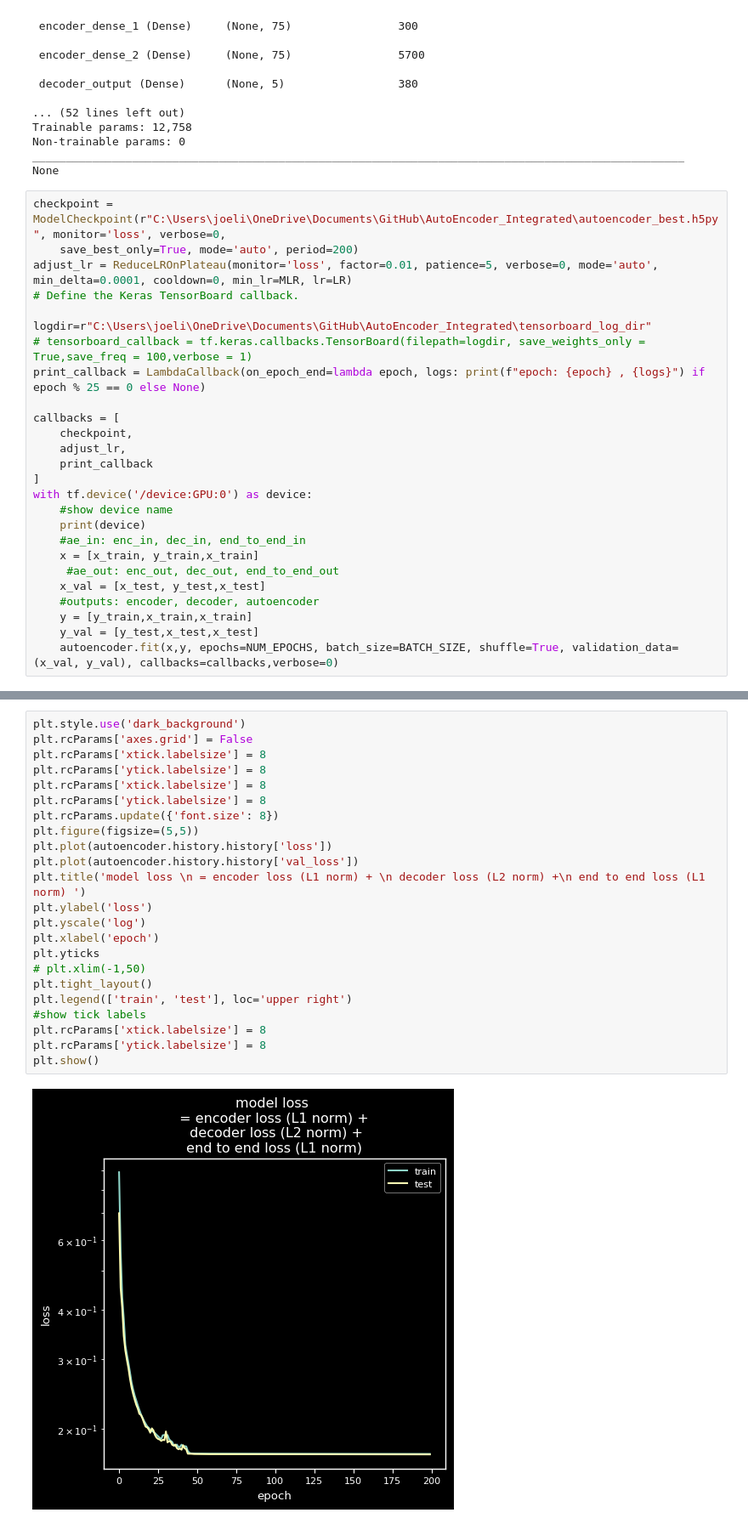
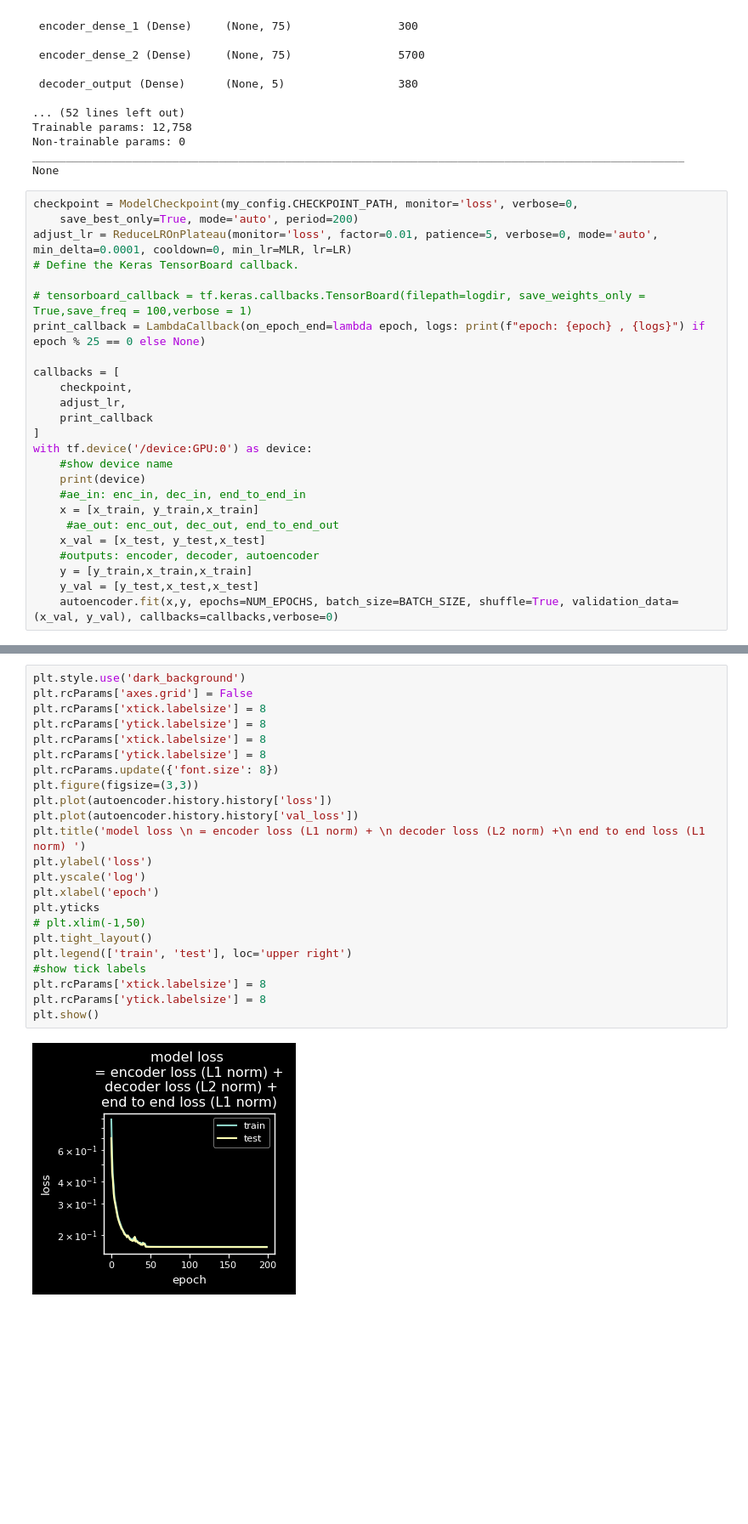
Before and after one commit to jj-tech-io/Deep-Albedo, a Jupyter notebook: py_autoencoder/train_ae.ipynb, the cells around one changed output, grey strips where cells are left out. Shown at 85% size. Cells and saved outputs as stored; diff of their text form; blank space fills up the shorter version.

Commit message:
refactor my_config

```diff
--- a/py_autoencoder/train_ae.ipynb
+++ b/py_autoencoder/train_ae.ipynb
@@ -259,12 +259,11 @@ Non-trainable params: 0
 __________________________________________________________________________________________________
 None
 # %%
-checkpoint = ModelCheckpoint(r"C:\Users\joeli\OneDrive\Documents\GitHub\AutoEncoder_Integrated\autoencoder_best.h5py", monitor='loss', verbose=0,
+checkpoint = ModelCheckpoint(my_config.CHECKPOINT_PATH, monitor='loss', verbose=0,
     save_best_only=True, mode='auto', period=200)
 adjust_lr = ReduceLROnPlateau(monitor='loss', factor=0.01, patience=5, verbose=0, mode='auto', min_delta=0.0001, cooldown=0, min_lr=MLR, lr=LR)
 # Define the Keras TensorBoard callback.
 
-logdir=r"C:\Users\joeli\OneDrive\Documents\GitHub\AutoEncoder_Integrated\tensorboard_log_dir"
 # tensorboard_callback = tf.keras.callbacks.TensorBoard(filepath=logdir, save_weights_only = True,save_freq = 100,verbose = 1)
 print_callback = LambdaCallback(on_epoch_end=lambda epoch, logs: print(f"epoch: {epoch} , {logs}") if epoch % 25 == 0 else None)
 
@@ -299,28 +288,28 @@ INFO:tensorflow:Assets written to: C:\Users\joeli\OneDrive\Documents\GitHub\Auto
 # %%
 plt.style.use('dark_background')
 plt.rcParams['axes.grid'] = False
 plt.rcParams['xtick.labelsize'] = 8
 plt.rcParams['ytick.labelsize'] = 8
 plt.rcParams['xtick.labelsize'] = 8
 plt.rcParams['ytick.labelsize'] = 8
 plt.rcParams.update({'font.size': 8})
-plt.figure(figsize=(5,5))
+plt.figure(figsize=(3,3))
 plt.plot(autoencoder.history.history['loss'])
 plt.plot(autoencoder.history.history['val_loss'])
 plt.title('model loss \n = encoder loss (L1 norm) + \n decoder loss (L2 norm) +\n end to end loss (L1 norm) ')
 plt.ylabel('loss')
 plt.yscale('log')
 plt.xlabel('epoch')
 plt.yticks
 # plt.xlim(-1,50)
 plt.tight_layout()
 plt.legend(['train', 'test'], loc='upper right')
 #show tick labels
 plt.rcParams['xtick.labelsize'] = 8
 plt.rcParams['ytick.labelsize'] = 8
 plt.show()
 # %% [output]
-[figure, old version]
+[figure, new version]
 # %%
 def encode(image):
     print(f"Image shape at start of encoder method: {image.shape}")
```
Also changed, not shown: parts of 2 cells of this notebook, 7 other files.
